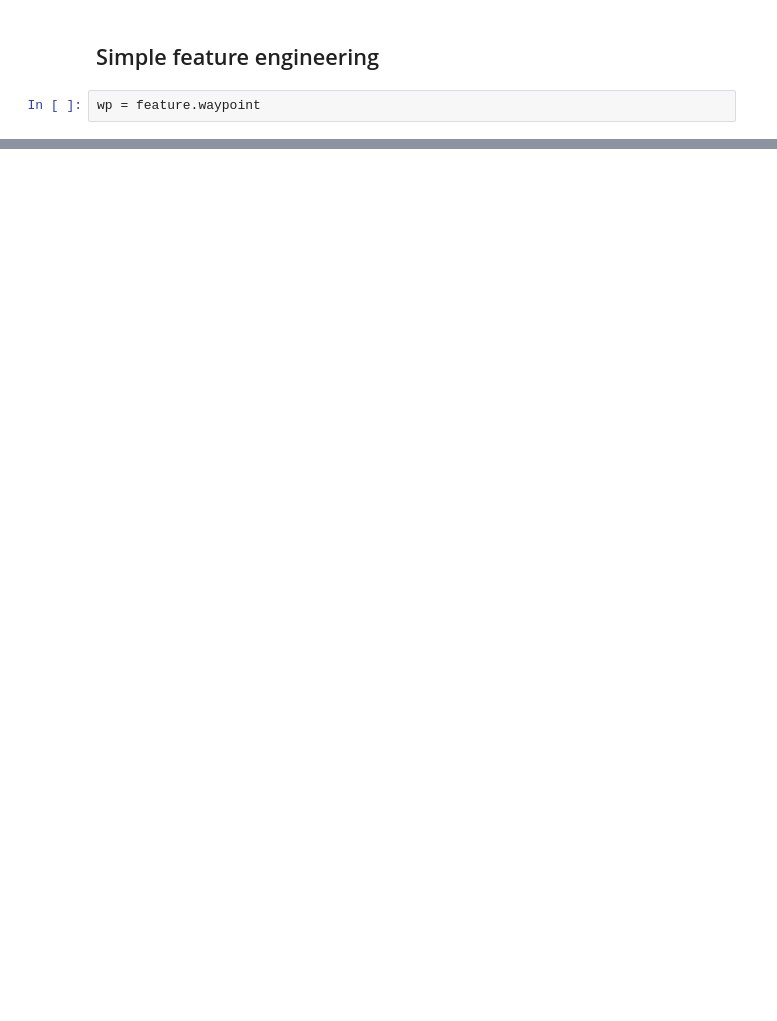
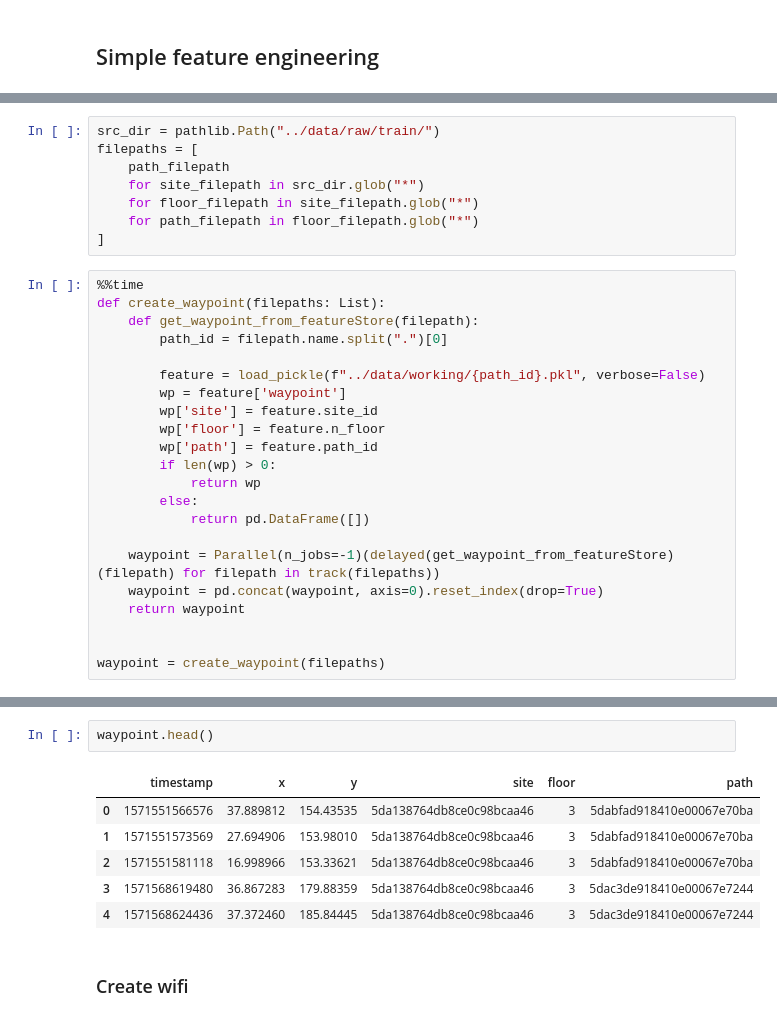
Before and after one commit to konumaru/indoor_location_and_Navigation, a Jupyter notebook: notebook/RawDataProcessing.ipynb, the cells around one changed output, grey strips where cells are left out. Saved outputs shown, nothing was run; the diff lists cells and outputs as text; blank space fills up the shorter version.

Commit message:
[update] dump train waypoint.

```diff
--- a/notebook/RawDataProcessing.ipynb
+++ b/notebook/RawDataProcessing.ipynb
@@ -126,4 +162,2 @@ magnetic_field
 # %% [markdown]
 ## Simple feature engineering
-# %%
-wp = feature.waypoint
@@ -137,0 +166,30 @@ Name: 2, dtype: float64
+# %%
+src_dir = pathlib.Path("../data/raw/train/")
+filepaths = [
+    path_filepath
+    for site_filepath in src_dir.glob("*")
+    for floor_filepath in site_filepath.glob("*")
+    for path_filepath in floor_filepath.glob("*")
+]
+# %%
+%%time
+def create_waypoint(filepaths: List):
+    def get_waypoint_from_featureStore(filepath):
+        path_id = filepath.name.split(".")[0]
+
+        feature = load_pickle(f"../data/working/{path_id}.pkl", verbose=False)
+        wp = feature['waypoint']
+        wp['site'] = feature.site_id
+        wp['floor'] = feature.n_floor
+        wp['path'] = feature.path_id
+        if len(wp) > 0:
+            return wp
+        else:
+            return pd.DataFrame([])
+
+    waypoint = Parallel(n_jobs=-1)(delayed(get_waypoint_from_featureStore)(filepath) for filepath in track(filepaths))
+    waypoint = pd.concat(waypoint, axis=0).reset_index(drop=True)
+    return waypoint
+
+
+waypoint = create_waypoint(filepaths)
@@ -137,0 +200,11 @@ Name: 2, dtype: float64
+# %%
+waypoint.head()
+# %% [output]
+|  | timestamp | x | y | site | floor | path |
+| 0 | 1571551566576 | 37.889812 | 154.43535 | 5da138764db8ce0c98bcaa46 | 3 | 5dabfad918410e00067e70ba |
+| 1 | 1571551573569 | 27.694906 | 153.98010 | 5da138764db8ce0c98bcaa46 | 3 | 5dabfad918410e00067e70ba |
+| 2 | 1571551581118 | 16.998966 | 153.33621 | 5da138764db8ce0c98bcaa46 | 3 | 5dabfad918410e00067e70ba |
+| 3 | 1571568619480 | 36.867283 | 179.88359 | 5da138764db8ce0c98bcaa46 | 3 | 5dac3de918410e00067e7244 |
+| 4 | 1571568624436 | 37.372460 | 185.84445 | 5da138764db8ce0c98bcaa46 | 3 | 5dac3de918410e00067e7244 |
+# %% [markdown]
+### Create wifi
```
Also changed, not shown: parts of 20 cells of this notebook, 4 other files.
